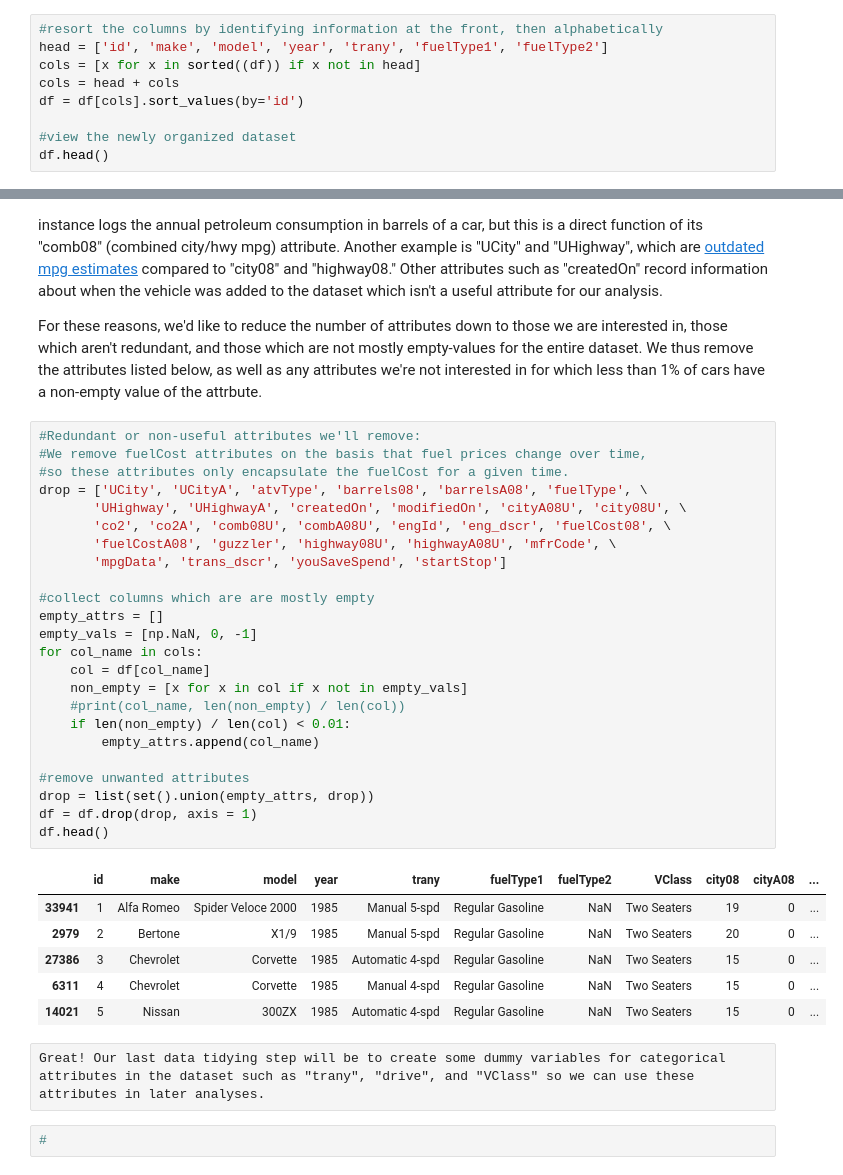
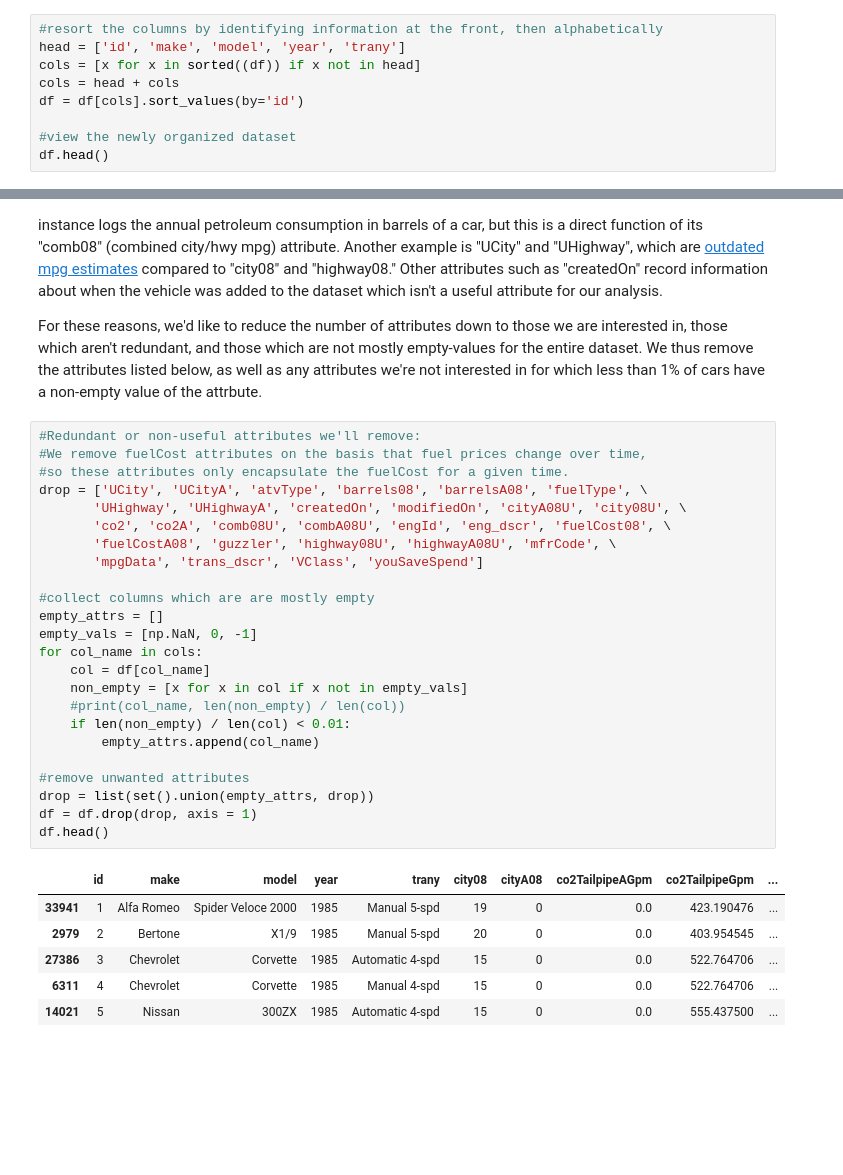
Before and after one commit to jnfoote76/fuel-economy-analysis, a Jupyter notebook: Final Tutorial.ipynb, the cells around one changed output, grey strips where cells are left out. Cells and saved outputs as stored; diff of their text form; blank space fills up the shorter version.

```diff
--- a/Final Tutorial.ipynb
+++ b/Final Tutorial.ipynb
@@ -36,6 +37,6 @@ If you didn't check out the dataset link in the introduction, the full descripti
 # %%
 #resort the columns by identifying information at the front, then alphabetically
-head = ['id', 'make', 'model', 'year', 'trany', 'fuelType1', 'fuelType2']
+head = ['id', 'make', 'model', 'year', 'trany']
 cols = [x for x in sorted((df)) if x not in head]
 cols = head + cols
 df = df[cols].sort_values(by='id')
@@ -56,35 +57,31 @@ For these reasons, we'd like to reduce the number of attributes down to those we
 # %%
 #Redundant or non-useful attributes we'll remove:
 #We remove fuelCost attributes on the basis that fuel prices change over time,
 #so these attributes only encapsulate the fuelCost for a given time.
 drop = ['UCity', 'UCityA', 'atvType', 'barrels08', 'barrelsA08', 'fuelType', \
        'UHighway', 'UHighwayA', 'createdOn', 'modifiedOn', 'cityA08U', 'city08U', \
        'co2', 'co2A', 'comb08U', 'combA08U', 'engId', 'eng_dscr', 'fuelCost08', \
        'fuelCostA08', 'guzzler', 'highway08U', 'highwayA08U', 'mfrCode', \
-       'mpgData', 'trans_dscr', 'youSaveSpend', 'startStop']
+       'mpgData', 'trans_dscr', 'VClass', 'youSaveSpend']
 
 #collect columns which are are mostly empty
 empty_attrs = []
 empty_vals = [np.NaN, 0, -1]
 for col_name in cols:
     col = df[col_name]
     non_empty = [x for x in col if x not in empty_vals]
     #print(col_name, len(non_empty) / len(col))
     if len(non_empty) / len(col) < 0.01:
         empty_attrs.append(col_name)
 
 #remove unwanted attributes
 drop = list(set().union(empty_attrs, drop))
 df = df.drop(drop, axis = 1)
 df.head()
 # %% [output]
-|  | id | make | model | year | trany | fuelType1 | fuelType2 | VClass | city08 | cityA08 | ... |
-| 33941 | 1 | Alfa Romeo | Spider Veloce 2000 | 1985 | Manual 5-spd | Regular Gasoline | NaN | Two Seaters | 19 | 0 | ... |
-| 2979 | 2 | Bertone | X1/9 | 1985 | Manual 5-spd | Regular Gasoline | NaN | Two Seaters | 20 | 0 | ... |
-| 27386 | 3 | Chevrolet | Corvette | 1985 | Automatic 4-spd | Regular Gasoline | NaN | Two Seaters | 15 | 0 | ... |
-| 6311 | 4 | Chevrolet | Corvette | 1985 | Manual 4-spd | Regular Gasoline | NaN | Two Seaters | 15 | 0 | ... |
-| 14021 | 5 | Nissan | 300ZX | 1985 | Automatic 4-spd | Regular Gasoline | NaN | Two Seaters | 15 | 0 | ... |
+|  | id | make | model | year | trany | city08 | cityA08 | co2TailpipeAGpm | co2TailpipeGpm | ... |
+| 33941 | 1 | Alfa Romeo | Spider Veloce 2000 | 1985 | Manual 5-spd | 19 | 0 | 0.0 | 423.190476 | ... |
+| 2979 | 2 | Bertone | X1/9 | 1985 | Manual 5-spd | 20 | 0 | 0.0 | 403.954545 | ... |
+| 27386 | 3 | Chevrolet | Corvette | 1985 | Automatic 4-spd | 15 | 0 | 0.0 | 522.764706 | ... |
+| 6311 | 4 | Chevrolet | Corvette | 1985 | Manual 4-spd | 15 | 0 | 0.0 | 522.764706 | ... |
+| 14021 | 5 | Nissan | 300ZX | 1985 | Automatic 4-spd | 15 | 0 | 0.0 | 555.437500 | ... |
-# %% [raw]
-Great! Our last data tidying step will be to create some dummy variables for categorical attributes in the dataset such as "trany", "drive", and "VClass" so we can use these attributes in later analyses.
-# %%
-#
```
Also changed, not shown: parts of 7 cells of this notebook.
